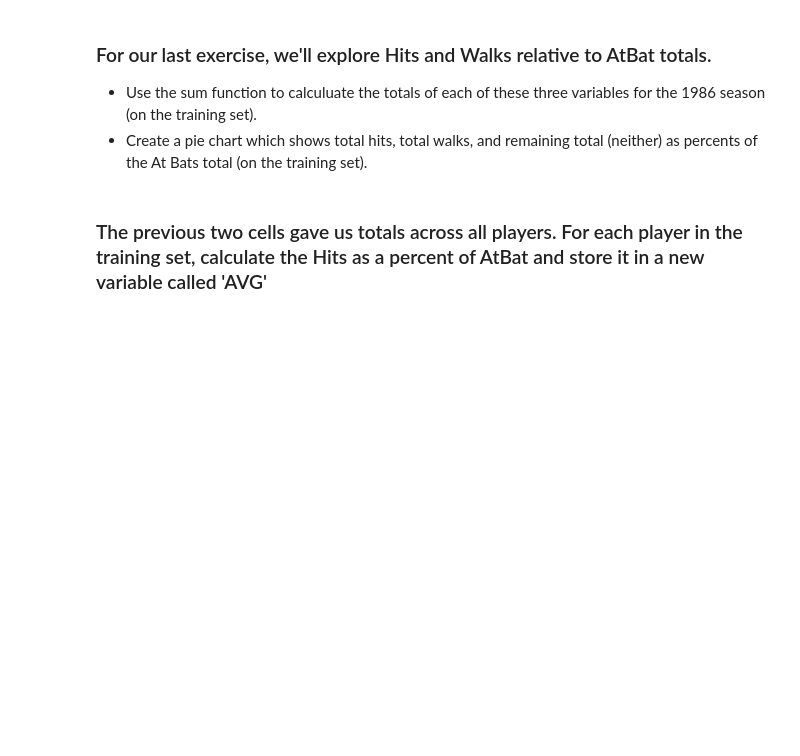
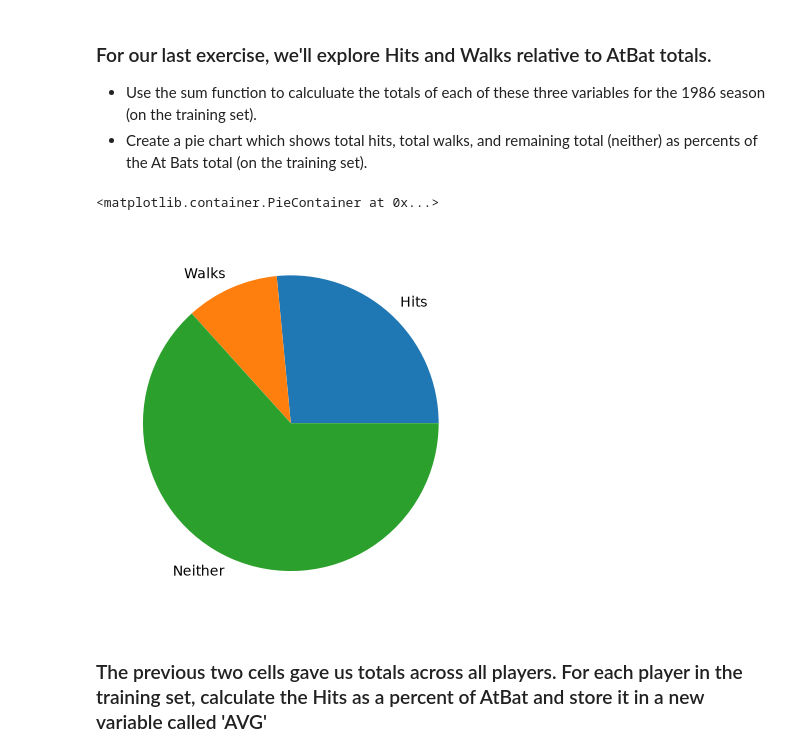
Before and after one commit to benjiezastavker-star/code_2600, a Jupyter notebook: mod03_eda.ipynb, the cells around one changed output. Drawn from its saved outputs; the diff is of its cells as text; code cells hidden in the pictures; blank space fills up the shorter version.

```diff
--- a/mod03_eda.ipynb
+++ b/mod03_eda.ipynb
@@ -165,14 +238,17 @@ Hint: the 'len' magic method returns the number of rows of a dataFrame.
 - Use the sum function to calculuate the totals of each of these three variables for the 1986 season (on the training set).
 - Create a pie chart which shows total hits, total walks, and remaining total (neither) as percents of the At Bats total (on the training set).
 # %%
-TotHits = #fillin
-TotWalks = #fillin
-TotAtBat = #fillin
+TotHits = Hitters['Hits'].sum()
+TotWalks = Hitters['Walks'].sum()
+TotAtBat = Hitters['AtBat'].sum()
 
 Labels = ['Hits', 'Walks', 'Neither']
 Totals = [TotHits, TotWalks, TotAtBat-TotHits-TotWalks]
 # %%
-# pie chart
+plt.pie(Totals, labels=Labels)
+# %% [output]
+<matplotlib.container.PieContainer at 0x...>
+[figure, added]
 # %% [markdown]
 ### The previous two cells gave us totals across all players. For each player in the training set, calculate the Hits as a percent of AtBat and store it in a new variable called 'AVG'
 # %%
```
Also changed, not shown: parts of 13 cells of this notebook.
